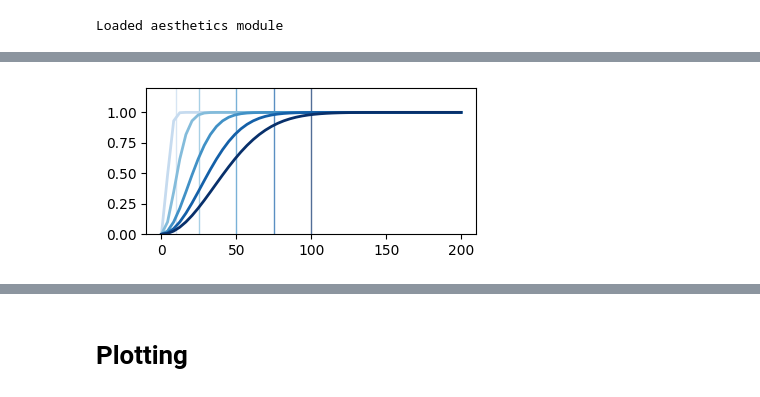
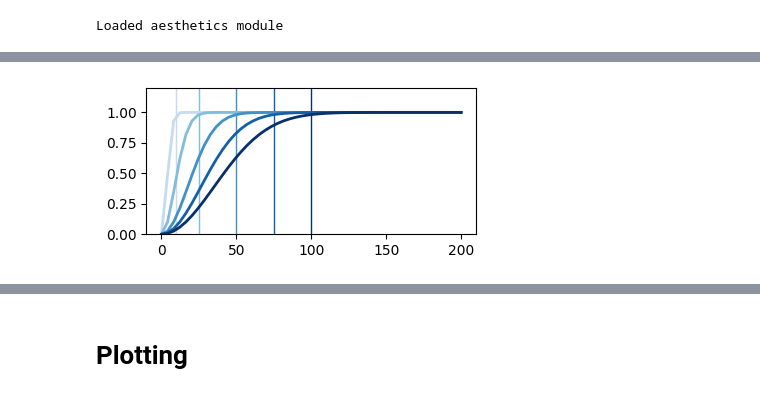
Before and after one commit to yiguzhou/zhou_interpolates, a Jupyter notebook: code/binwidth_simulations.ipynb, the cells around one changed output, grey strips where cells are left out. Cells and saved outputs as stored; diff of their text form; code cells hidden in the pictures.

```diff
--- a/code/binwidth_simulations.ipynb
+++ b/code/binwidth_simulations.ipynb
@@ -20,21 +20,24 @@ import joblib
 sphere_mesh = joblib.load('../data/fsLR-4k_sphere_grf.pkl')
 # %%
 ranges = [10, 25, 50, 75, 100]
-# %%
-# import spherical mesh
-from interpmodules import helpers
-
-ran=10
-instances = [ helpers.make_random_maps(ran=ran, mesh=sphere_mesh, seed=i) for i in range(100) ]
 # %%
+from interpmodules import helpers
+import copy
 import pyvista as pv
 
-pl = pv.Plotter(shape = (len(ranges),nreps), window_size = (nreps*100, len(ranges)*100))
+nreps = 10
 
-for ri, ran in ranges:
+pl = pv.Plotter(shape = (len(ranges),nreps), window_size = (nreps*400, len(ranges)*400))
+
+for ri, ran in enumerate(ranges):
+
+    instances = [ helpers.make_random_maps(ran=ran, mesh=sphere_mesh, seed=i) for i in range(nreps) ]
+
     for ii in range(nreps):
         pl.subplot(ri,ii)
-        pl.add_mesh(sphere_mesh, scalars = instances[ii], cmap = bpr, **mesh_aes)
+        tmp_sphere = copy.deepcopy(sphere_mesh)
+        pl.add_mesh(tmp_sphere, scalars = instances[ii], cmap = bpr, **mesh_aes)
         pl.camera_position = 'yz'
 
-pl.show(jupyter_backend='static')
+#pl.show(jupyter_backend='static')
+pl.save_graphic(projdir + "/figs/rev_grf_many_instances.svg")
@@ -81,20 +55,20 @@ cmap_discrete = ListedColormap(colors)
 # %%
 import matplotlib.pyplot as plt
 from interpmodules import helpers
 
 plt.figure(figsize = (4,2))
 
 
 for ri, r in enumerate( ranges ):
 
     x = np.linspace(0,Dist.max())
 
     theoretical = [ helpers.gaussian(h=xi, r=r, c0=1, nugget=0) for xi in x ]
 
     plt.plot(x, theoretical, color = colors[ri], linewidth=2, zorder = 10)
-    plt.axvline(r, color = colors[ri], linewidth = 1, alpha = .7)
+    plt.axvline(r, color = colors[ri], linewidth = 1)
 
 plt.ylim([0,1.2])
 plt.tight_layout()
 # %% [output]
-[figure, old version]
+[figure, new version]
```
Also changed, not shown: parts of 10 cells of this notebook, 3 other files.
